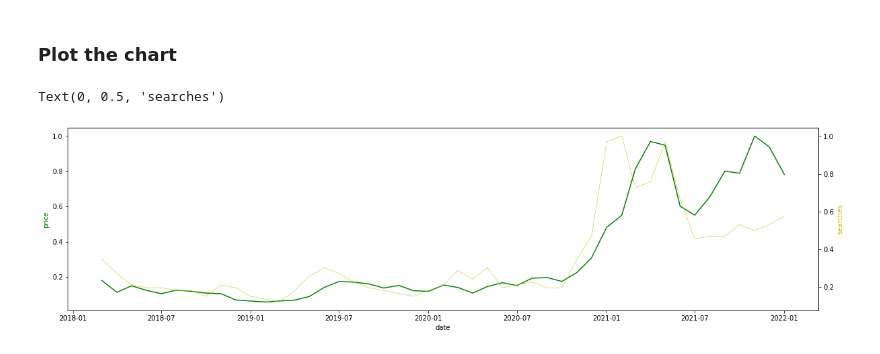
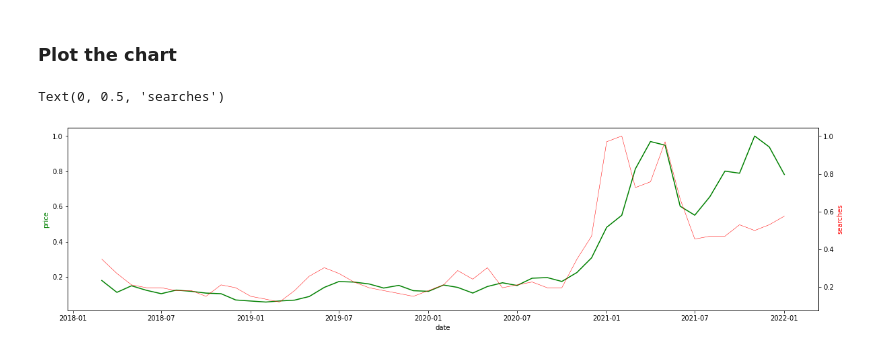
Before and after one commit to AlexMorris10x/bitcoinSentimentAnalysis, a Jupyter notebook: bitcoinSentimentAnalysis.ipynb, the cells around one changed output. Saved outputs shown, nothing was run; the diff lists cells and outputs as text; code cells hidden in the pictures.

```diff
--- a/bitcoinSentimentAnalysis.ipynb
+++ b/bitcoinSentimentAnalysis.ipynb
@@ -247,33 +247,33 @@ searches = normalizeDataToOne(searches)
 ###############################################################################################
 # plt.rcParams["figure.figsize"] = (20,5)
 
 # def threeLinePlot(x, y1, y2, y3):
 #     plt.plot(x, y1, 'g-', linewidth=.5)
 #     plt.plot(x, y2, 'r-', linewidth=.5)
 #     # plt.plot(x, y3, 'y-', linewidth=.5)
 #     plt.xlabel('date')
 
 #     plt.ylabel('price/searches scaled to 1', color='black')
 #     plt.legend(['price', 'searches'])
 #     plt.show()
 
 # threeLinePlot(date, price, searches, sentiment)
 
 plt.rcParams["figure.figsize"] = (20,5)
 
 x = np.arange(0, 10, 0.1)
 y1 = 0.05 * x**2
 y2 = -1 *y1
 
 fig, ax1 = plt.subplots()
 
 ax2 = ax1.twinx()
 ax1.plot(date, price, 'g-')
-ax2.plot(date, searches, 'y-', linewidth=.5)
+ax2.plot(date, searches, 'r-', linewidth=.5)
 
 ax1.set_xlabel('date')
 ax1.set_ylabel('price', color='green')
-ax2.set_ylabel('searches', color='y')
+ax2.set_ylabel('searches', color='r')
 # %% [output]
 Text(0, 0.5, 'searches')
-[figure, old version]
+[figure, new version]
```
Also changed, not shown: 2 other files.
